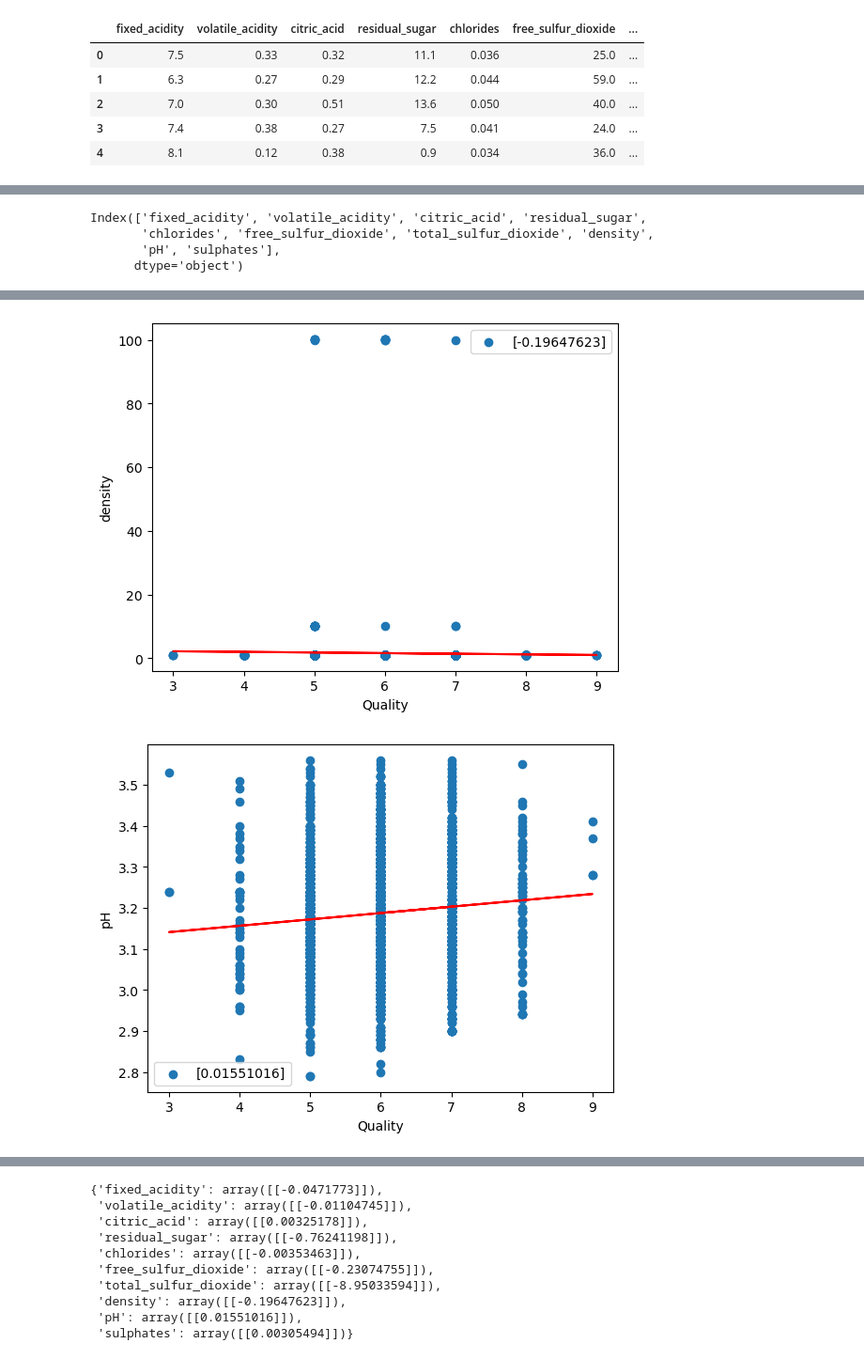
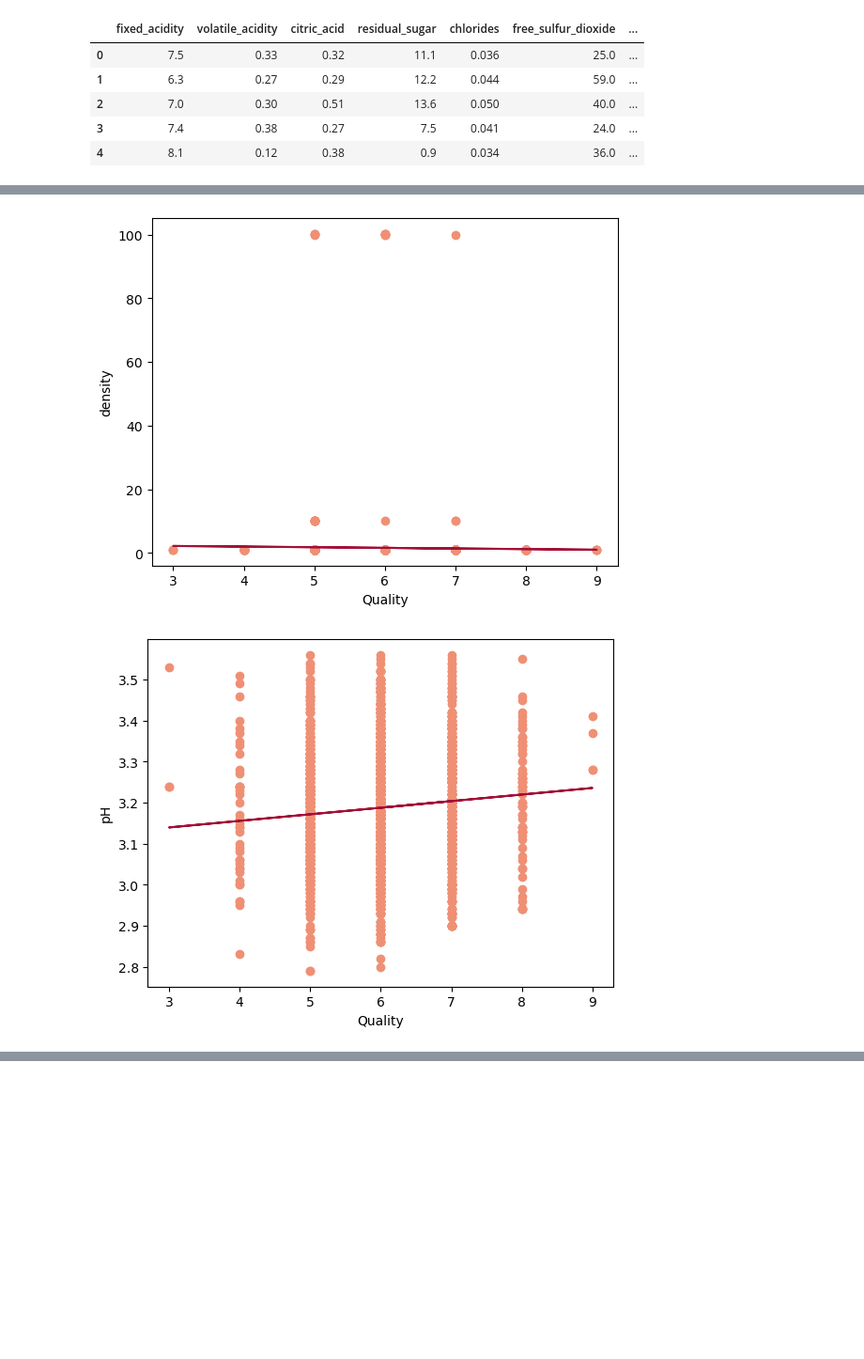
Before and after one commit to jolwig/testing_gitpages, a Jupyter notebook: single_variable_linear_regression.ipynb, the cells around one changed output, grey strips where cells are left out. Shown: that part at 94% size. Saved outputs shown, nothing was run; the diff lists cells and outputs as text; code cells hidden in the pictures; blank space fills up the shorter version.

Commit message:
updating charts

```diff
--- a/single_variable_linear_regression.ipynb
+++ b/single_variable_linear_regression.ipynb
@@ -17,3 +30,21 @@ df.head()
 # %%
-#cant pass "alcohol" column through linear regression function because it is "object" type
-df.dtypes
+#calculate correlation coef
+corr_dict = {}
+for var in df.columns[0:11]:
+    corr_dict[var] = df[var].corr(df["quality"])
+
+#convert to df
+corr_df = pd.DataFrame.from_dict(corr_dict, orient='index', columns=['Correlation Coefficient'])
+
+#define function for conditional formatting
+def cond_formatting(x):
+    if x == corr_df['Correlation Coefficient'].max():
+        return 'background-color: #ef9075'
+    elif x == corr_df['Correlation Coefficient'].min():
+        return 'background-color: #f7bfb0'
+    else:
+        return None
+
+#save styled df as png
+corr_df_styled = corr_df.style.applymap(cond_formatting)
+corr_df_styled.export_png('images/corr_df.png')
@@ -36,17 +51,8 @@ dtype: object
-# %%
-df.columns[0:10]
-# %% [output]
-Index(['fixed_acidity', 'volatile_acidity', 'citric_acid', 'residual_sugar',
-       'chlorides', 'free_sulfur_dioxide', 'total_sulfur_dioxide', 'density',
-       'pH', 'sulphates'],
-      dtype='object')
 # %%
 #create function that calculates linear regression for all of the vairables
 def linear_regression_calc():
-    variables = df.columns[0:10]
-    correlations = {}
 
-    for var in variables:
+    for var in df.columns[0:11]:
 
         #define x and y
         X = df['quality']
@@ -64,16 +70,14 @@ def linear_regression_calc():
         y_pred = model.predict(X_reshape)
 
         #plot
-        plt.scatter(X_reshape, y_reshape)
-        plt.plot(X_reshape, y_pred, color='red')
+        plt.scatter(X_reshape, y_reshape, c=['#ef9075'])
+        plt.plot(X_reshape, y_pred, color='#a31038')
         plt.ylabel(var)
         plt.xlabel("Quality")
-        plt.legend(model.coef_)
+        #save fig
+        plt.savefig(f"images/{var}.png")
+
         plt.show()
 
-        #append variable and correlation coef to "correlations" dict
-        correlations[var] = model.coef_
-
-    return correlations
 linear_regression_calc()
 # %% [output]
@@ -87,2 +91,2 @@ linear_regression_calc()
-[figure, old version]
+[figure, new version]
-[figure, old version]
+[figure, new version]
@@ -90,10 +93,0 @@ linear_regression_calc()
-{'fixed_acidity': array([[-0.0471773]]),
- 'volatile_acidity': array([[-0.01104745]]),
- 'citric_acid': array([[0.00325178]]),
- 'residual_sugar': array([[-0.76241198]]),
- 'chlorides': array([[-0.00353463]]),
- 'free_sulfur_dioxide': array([[-0.23074755]]),
- 'total_sulfur_dioxide': array([[-8.95033594]]),
- 'density': array([[-0.19647623]]),
- 'pH': array([[0.01551016]]),
- 'sulphates': array([[0.00305494]])}
```
Also changed, not shown: parts of 4 cells of this notebook, 17 other files.
